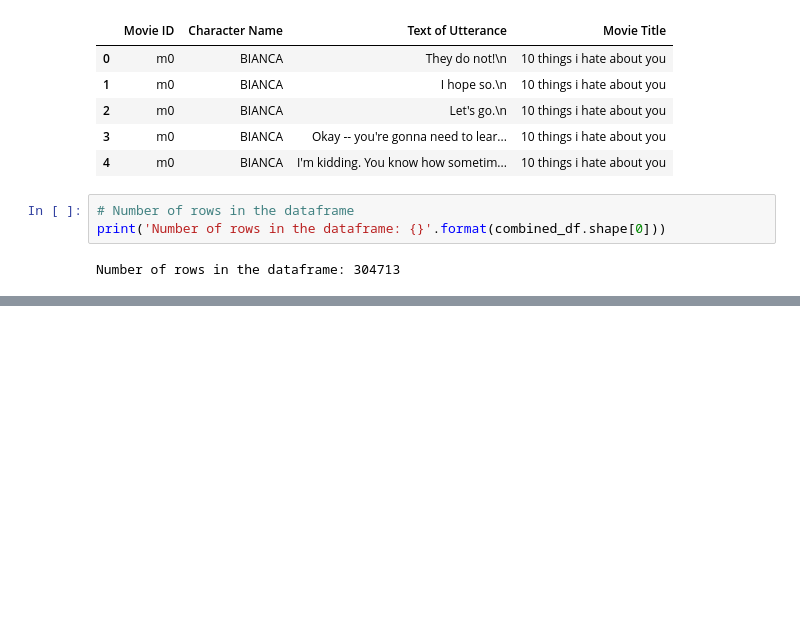
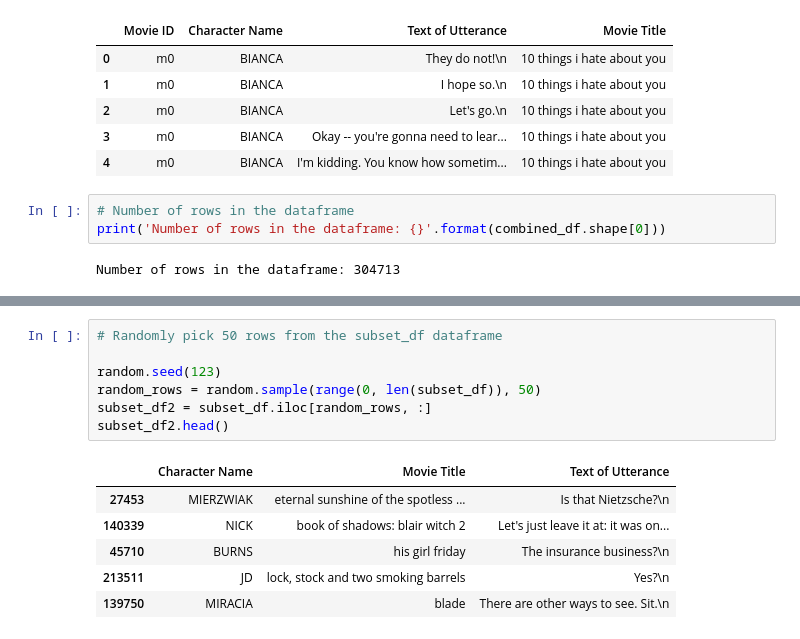
Before and after one commit to JeremyKrick/MovieBot, a Jupyter notebook: preprocessing.ipynb, the cells around one changed output, grey strips where cells are left out. Saved outputs shown, nothing was run; the diff lists cells and outputs as text; blank space fills up the shorter version.

```diff
--- a/preprocessing.ipynb
+++ b/preprocessing.ipynb
@@ -110,0 +126,14 @@ Number of rows in the dataframe: 304713
+# %%
+# Randomly pick 50 rows from the subset_df dataframe
+
+random.seed(123)
+random_rows = random.sample(range(0, len(subset_df)), 50)
+subset_df2 = subset_df.iloc[random_rows, :]
+subset_df2.head()
+# %% [output]
+|  | Character Name | Movie Title | Text of Utterance |
+| 27453 | MIERZWIAK | eternal sunshine of the spotless ... | Is that Nietzsche?\n |
+| 140339 | NICK | book of shadows: blair witch 2 | Let's just leave it at: it was on... |
+| 45710 | BURNS | his girl friday | The insurance business?\n |
+| 213511 | JD | lock, stock and two smoking barrels | Yes?\n |
+| 139750 | MIRACIA | blade | There are other ways to see. Sit.\n |
```
Also changed, not shown: parts of 6 cells of this notebook, 1 other file.
